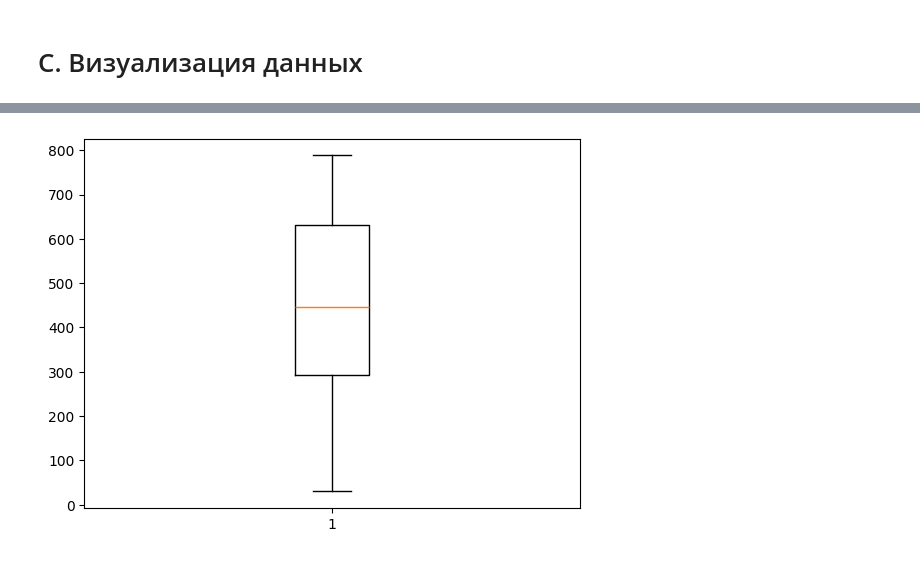
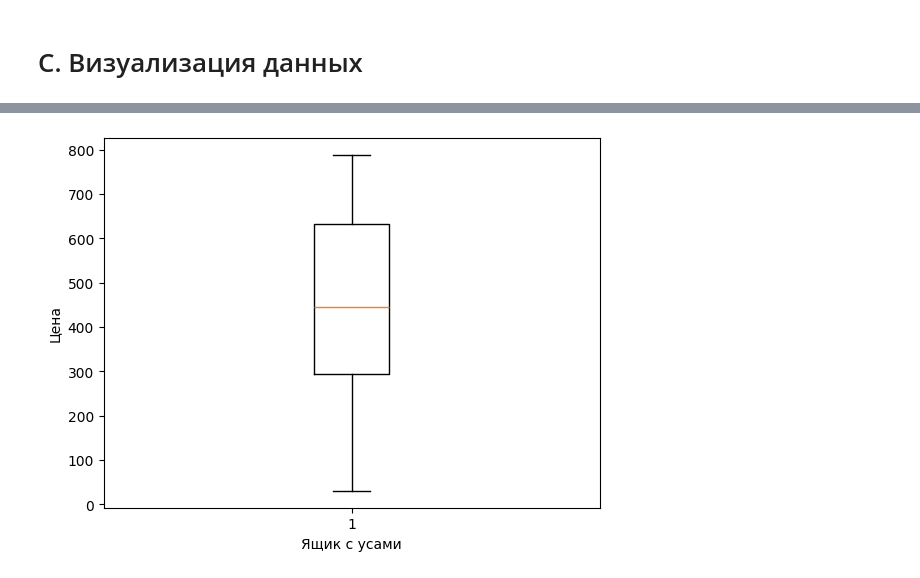
Before and after one commit to Typer61/ORDII-Project, a Jupyter notebook: Анализ_модных_трендов_зимы.ipynb, the cells around one changed output, grey strips where cells are left out. Saved outputs shown, nothing was run; the diff lists cells and outputs as text; code cells hidden in the pictures.

```diff
--- a/Анализ_модных_трендов_зимы.ipynb
+++ b/Анализ_модных_трендов_зимы.ipynb
@@ -124,6 +127,8 @@ plt.bar(df['Brand'], df['Popularity_Score'].mean())
 # %%
 plt.boxplot(df['Price(USD)'])
+plt.xlabel("Ящик с усами")
+plt.ylabel("Цена")
 plt.show()
 #Ящик с усами для цен
 # %% [output]
-[figure, old version]
+[figure, new version]
```
Also changed, not shown: parts of 5 cells of this notebook.
